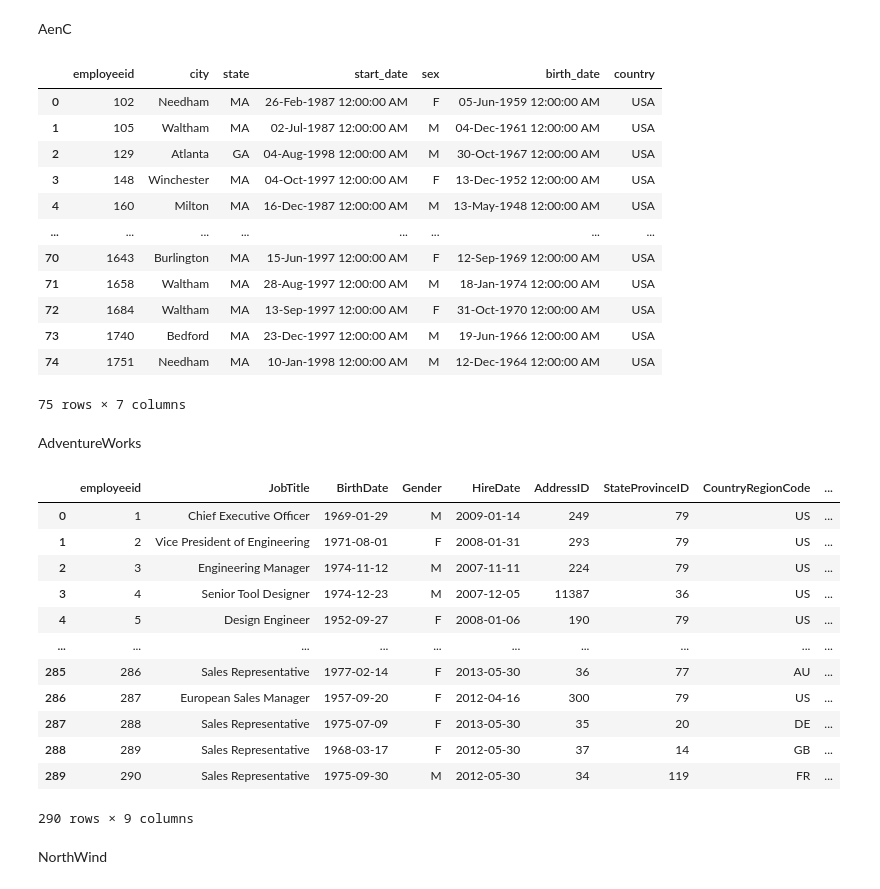
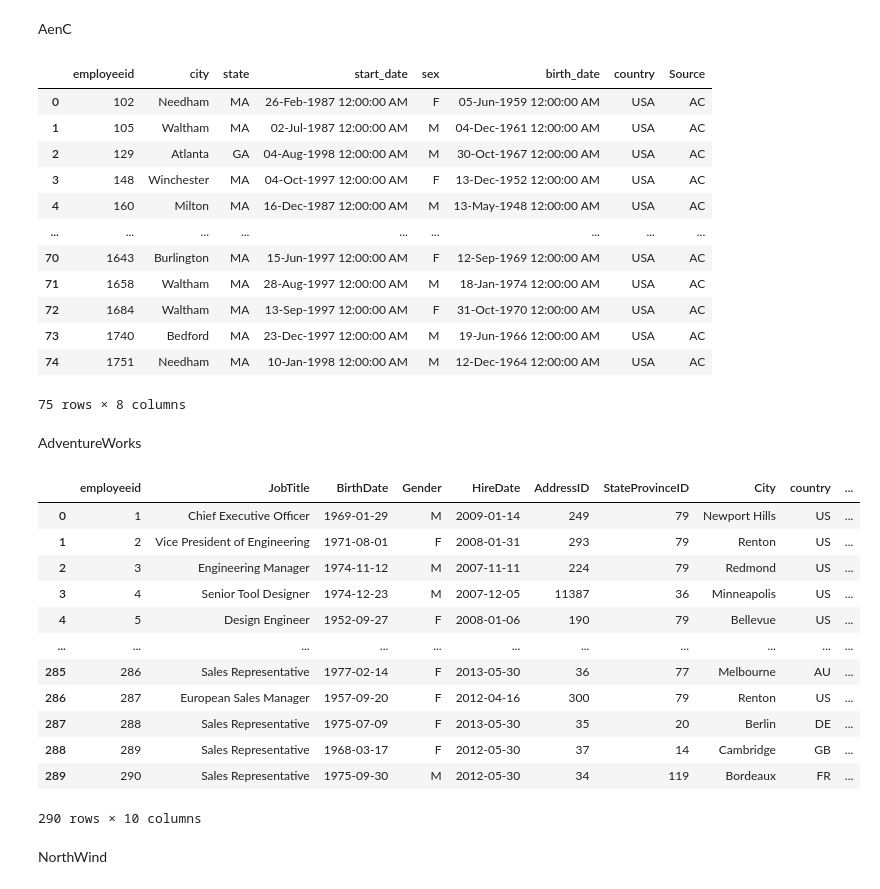
Before and after one commit to JordiPan/United-Outdoors, a Jupyter notebook: python/employee.ipynb, the cells around one changed output. Saved outputs shown, nothing was run; the diff lists cells and outputs as text; code cells hidden in the pictures.

Commit message:
verbeter nullable  code eb source toevoegee

```diff
--- a/python/employee.ipynb
+++ b/python/employee.ipynb
@@ -47,51 +47,52 @@ aencmerged_df.drop(columns=['state_id'], inplace=True)
 aencmerged_df = aencmerged_df.rename(columns={'emp_ID':'employeeid'})
 aencmerged_df.employeeid = aencmerged_df.employeeid.astype(int)
 
+aencmerged_df['Source'] = "AC"
 aencmerged_df
 # %% [output]
-|  | employeeid | city | state | start_date | sex | birth_date | country |
-| 0 | 102 | Needham | MA | 26-Feb-1987 12:00:00 AM | F | 05-Jun-1959 12:00:00 AM | USA |
-| 1 | 105 | Waltham | MA | 02-Jul-1987 12:00:00 AM | M | 04-Dec-1961 12:00:00 AM | USA |
-| 2 | 129 | Atlanta | GA | 04-Aug-1998 12:00:00 AM | M | 30-Oct-1967 12:00:00 AM | USA |
-| 3 | 148 | Winchester | MA | 04-Oct-1997 12:00:00 AM | F | 13-Dec-1952 12:00:00 AM | USA |
-| 4 | 160 | Milton | MA | 16-Dec-1987 12:00:00 AM | M | 13-May-1948 12:00:00 AM | USA |
-| ... | ... | ... | ... | ... | ... | ... | ... |
-| 70 | 1643 | Burlington | MA | 15-Jun-1997 12:00:00 AM | F | 12-Sep-1969 12:00:00 AM | USA |
-| 71 | 1658 | Waltham | MA | 28-Aug-1997 12:00:00 AM | M | 18-Jan-1974 12:00:00 AM | USA |
-| 72 | 1684 | Waltham | MA | 13-Sep-1997 12:00:00 AM | F | 31-Oct-1970 12:00:00 AM | USA |
-| 73 | 1740 | Bedford | MA | 23-Dec-1997 12:00:00 AM | M | 19-Jun-1966 12:00:00 AM | USA |
-| 74 | 1751 | Needham | MA | 10-Jan-1998 12:00:00 AM | M | 12-Dec-1964 12:00:00 AM | USA |
+|  | employeeid | city | state | start_date | sex | birth_date | country | Source |
+| 0 | 102 | Needham | MA | 26-Feb-1987 12:00:00 AM | F | 05-Jun-1959 12:00:00 AM | USA | AC |
+| 1 | 105 | Waltham | MA | 02-Jul-1987 12:00:00 AM | M | 04-Dec-1961 12:00:00 AM | USA | AC |
+| 2 | 129 | Atlanta | GA | 04-Aug-1998 12:00:00 AM | M | 30-Oct-1967 12:00:00 AM | USA | AC |
+| 3 | 148 | Winchester | MA | 04-Oct-1997 12:00:00 AM | F | 13-Dec-1952 12:00:00 AM | USA | AC |
+| 4 | 160 | Milton | MA | 16-Dec-1987 12:00:00 AM | M | 13-May-1948 12:00:00 AM | USA | AC |
+| ... | ... | ... | ... | ... | ... | ... | ... | ... |
+| 70 | 1643 | Burlington | MA | 15-Jun-1997 12:00:00 AM | F | 12-Sep-1969 12:00:00 AM | USA | AC |
+| 71 | 1658 | Waltham | MA | 28-Aug-1997 12:00:00 AM | M | 18-Jan-1974 12:00:00 AM | USA | AC |
+| 72 | 1684 | Waltham | MA | 13-Sep-1997 12:00:00 AM | F | 31-Oct-1970 12:00:00 AM | USA | AC |
+| 73 | 1740 | Bedford | MA | 23-Dec-1997 12:00:00 AM | M | 19-Jun-1966 12:00:00 AM | USA | AC |
+| 74 | 1751 | Needham | MA | 10-Jan-1998 12:00:00 AM | M | 12-Dec-1964 12:00:00 AM | USA | AC |
-75 rows × 7 columns
+75 rows × 8 columns
 # %% [markdown]
 AdventureWorks
 # %%
 awtest1 = pd.read_sql_query('SELECT businessEntityID, JobTitle, BirthDate, Gender, HireDate FROM HumanResources.Employee', adventureworks_conn)
 awtest2 = pd.read_sql_query('SELECT BusinessEntityID, AddressID FROM Person.BusinessEntityAddress', adventureworks_conn)
-awtest3 = pd.read_sql_query('SELECT AddressID, StateProvinceID FROM Person.Address', adventureworks_conn)
+awtest3 = pd.read_sql_query('SELECT AddressID, StateProvinceID, City FROM Person.Address', adventureworks_conn)
 awtest4 = pd.read_sql_query('SELECT StateProvinceID, CountryRegionCode FROM Person.StateProvince', adventureworks_conn)
-awtest5 = pd.read_sql_query('SELECT CountryRegionCode, Name FROM Person.CountryRegion', adventureworks_conn)
 
 awmerged_df1 = pd.merge(awtest1, awtest2, left_on='businessEntityID', right_on='BusinessEntityID').drop(columns=['BusinessEntityID'])
 awmerged_df2 = pd.merge(awmerged_df1, awtest3, on='AddressID')
 awmerged_df3 = pd.merge(awmerged_df2, awtest4, on='StateProvinceID')
-awmerged_df4 = pd.merge(awmerged_df3, awtest5, on='CountryRegionCode')
-awmerged_df4 = awmerged_df4.rename(columns={'businessEntityID':'employeeid'})
+awmerged_df3 = awmerged_df3.rename(columns={'businessEntityID':'employeeid'})
+awmerged_df3 = awmerged_df3.rename(columns={'CountryRegionCode':'country'})
 
-awmerged_df4
+awmerged_df3['Source'] = "AW"
+awmerged_df3
 # %% [output]
-|  | employeeid | JobTitle | BirthDate | Gender | HireDate | AddressID | StateProvinceID | CountryRegionCode | ... |
-| 0 | 1 | Chief Executive Officer | 1969-01-29 | M | 2009-01-14 | 249 | 79 | US | ... |
-| 1 | 2 | Vice President of Engineering | 1971-08-01 | F | 2008-01-31 | 293 | 79 | US | ... |
-| 2 | 3 | Engineering Manager | 1974-11-12 | M | 2007-11-11 | 224 | 79 | US | ... |
-| 3 | 4 | Senior Tool Designer | 1974-12-23 | M | 2007-12-05 | 11387 | 36 | US | ... |
-| 4 | 5 | Design Engineer | 1952-09-27 | F | 2008-01-06 | 190 | 79 | US | ... |
-| ... | ... | ... | ... | ... | ... | ... | ... | ... | ... |
-| 285 | 286 | Sales Representative | 1977-02-14 | F | 2013-05-30 | 36 | 77 | AU | ... |
-| 286 | 287 | European Sales Manager | 1957-09-20 | F | 2012-04-16 | 300 | 79 | US | ... |
-| 287 | 288 | Sales Representative | 1975-07-09 | F | 2013-05-30 | 35 | 20 | DE | ... |
-| 288 | 289 | Sales Representative | 1968-03-17 | F | 2012-05-30 | 37 | 14 | GB | ... |
-| 289 | 290 | Sales Representative | 1975-09-30 | M | 2012-05-30 | 34 | 119 | FR | ... |
+|  | employeeid | JobTitle | BirthDate | Gender | HireDate | AddressID | StateProvinceID | City | country | ... |
+| 0 | 1 | Chief Executive Officer | 1969-01-29 | M | 2009-01-14 | 249 | 79 | Newport Hills | US | ... |
+| 1 | 2 | Vice President of Engineering | 1971-08-01 | F | 2008-01-31 | 293 | 79 | Renton | US | ... |
+| 2 | 3 | Engineering Manager | 1974-11-12 | M | 2007-11-11 | 224 | 79 | Redmond | US | ... |
+| 3 | 4 | Senior Tool Designer | 1974-12-23 | M | 2007-12-05 | 11387 | 36 | Minneapolis | US | ... |
+| 4 | 5 | Design Engineer | 1952-09-27 | F | 2008-01-06 | 190 | 79 | Bellevue | US | ... |
+| ... | ... | ... | ... | ... | ... | ... | ... | ... | ... | ... |
+| 285 | 286 | Sales Representative | 1977-02-14 | F | 2013-05-30 | 36 | 77 | Melbourne | AU | ... |
+| 286 | 287 | European Sales Manager | 1957-09-20 | F | 2012-04-16 | 300 | 79 | Renton | US | ... |
+| 287 | 288 | Sales Representative | 1975-07-09 | F | 2013-05-30 | 35 | 20 | Berlin | DE | ... |
+| 288 | 289 | Sales Representative | 1968-03-17 | F | 2012-05-30 | 37 | 14 | Cambridge | GB | ... |
+| 289 | 290 | Sales Representative | 1975-09-30 | M | 2012-05-30 | 34 | 119 | Bordeaux | FR | ... |
-290 rows × 9 columns
+290 rows × 10 columns
 # %% [markdown]
 NorthWind
 # %%
```
Also changed, not shown: parts of 7 cells of this notebook, 1 other file.
